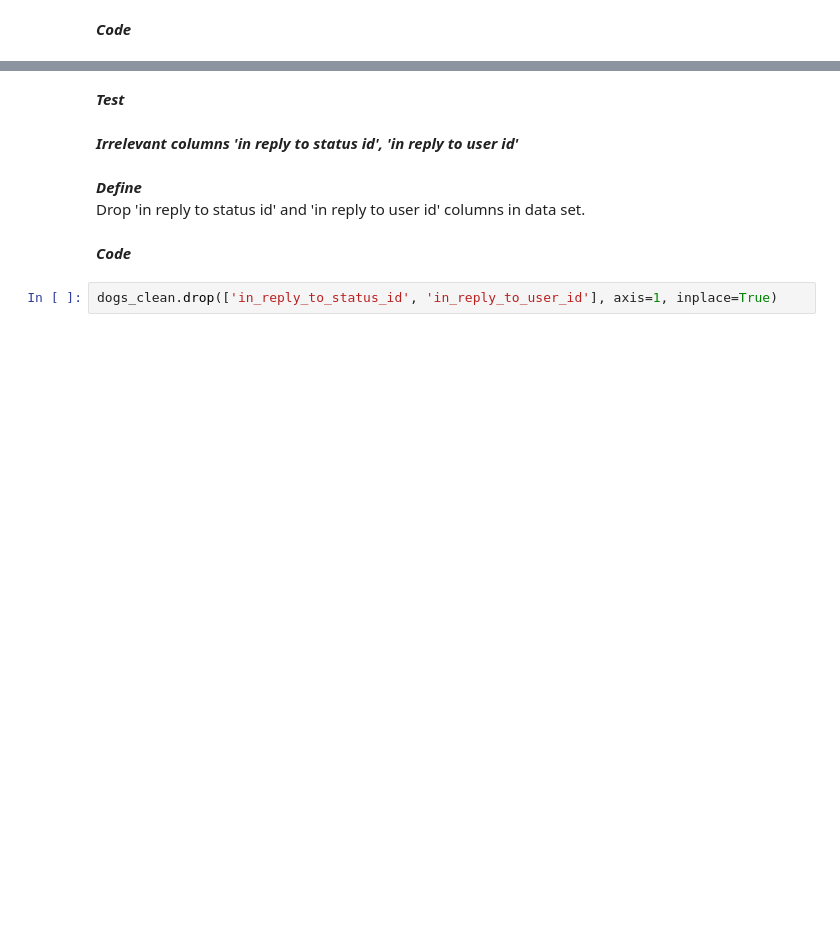
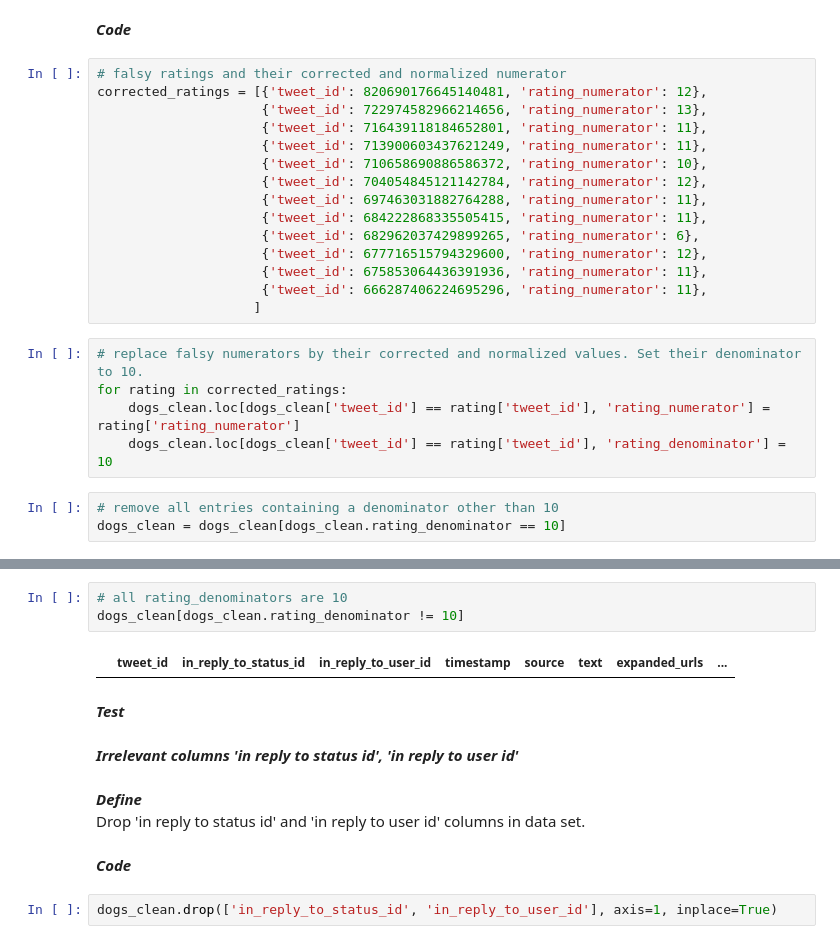
Before and after one commit to floreencia/we-rate-dogs-data-analysis, a Jupyter notebook: wrangle_act.ipynb, the cells around one changed output, grey strips where cells are left out. Cells and saved outputs as stored; diff of their text form; blank space fills up the shorter version.

```diff
--- a/wrangle_act.ipynb
+++ b/wrangle_act.ipynb
@@ -711,2 +750,25 @@ dogs_clean.info()
 # %% [markdown]
 _**Code**_
+# %%
+# falsy ratings and their corrected and normalized numerator
+corrected_ratings = [{'tweet_id': 820690176645140481, 'rating_numerator': 12},
+                     {'tweet_id': 722974582966214656, 'rating_numerator': 13},
+                     {'tweet_id': 716439118184652801, 'rating_numerator': 11},
+                     {'tweet_id': 713900603437621249, 'rating_numerator': 11},
+                     {'tweet_id': 710658690886586372, 'rating_numerator': 10},
+                     {'tweet_id': 704054845121142784, 'rating_numerator': 12},
+                     {'tweet_id': 697463031882764288, 'rating_numerator': 11},
+                     {'tweet_id': 684222868335505415, 'rating_numerator': 11},
+                     {'tweet_id': 682962037429899265, 'rating_numerator': 6},
+                     {'tweet_id': 677716515794329600, 'rating_numerator': 12},
+                     {'tweet_id': 675853064436391936, 'rating_numerator': 11},
+                     {'tweet_id': 666287406224695296, 'rating_numerator': 11},
+                    ]
+# %%
+# replace falsy numerators by their corrected and normalized values. Set their denominator to 10.
+for rating in corrected_ratings:
+    dogs_clean.loc[dogs_clean['tweet_id'] == rating['tweet_id'], 'rating_numerator'] = rating['rating_numerator']
+    dogs_clean.loc[dogs_clean['tweet_id'] == rating['tweet_id'], 'rating_denominator'] = 10
+# %%
+# remove all entries containing a denominator other than 10
+dogs_clean = dogs_clean[dogs_clean.rating_denominator == 10]
@@ -713,3 +799,8 @@ _**Code**_
+# %%
+# all rating_denominators are 10
+dogs_clean[dogs_clean.rating_denominator != 10]
+# %% [output]
+|  | tweet_id | in_reply_to_status_id | in_reply_to_user_id | timestamp | source | text | expanded_urls | ... |
 # %% [markdown]
 _**Test**_
 # %% [markdown]
```
Also changed, not shown: parts of 17 cells of this notebook.
